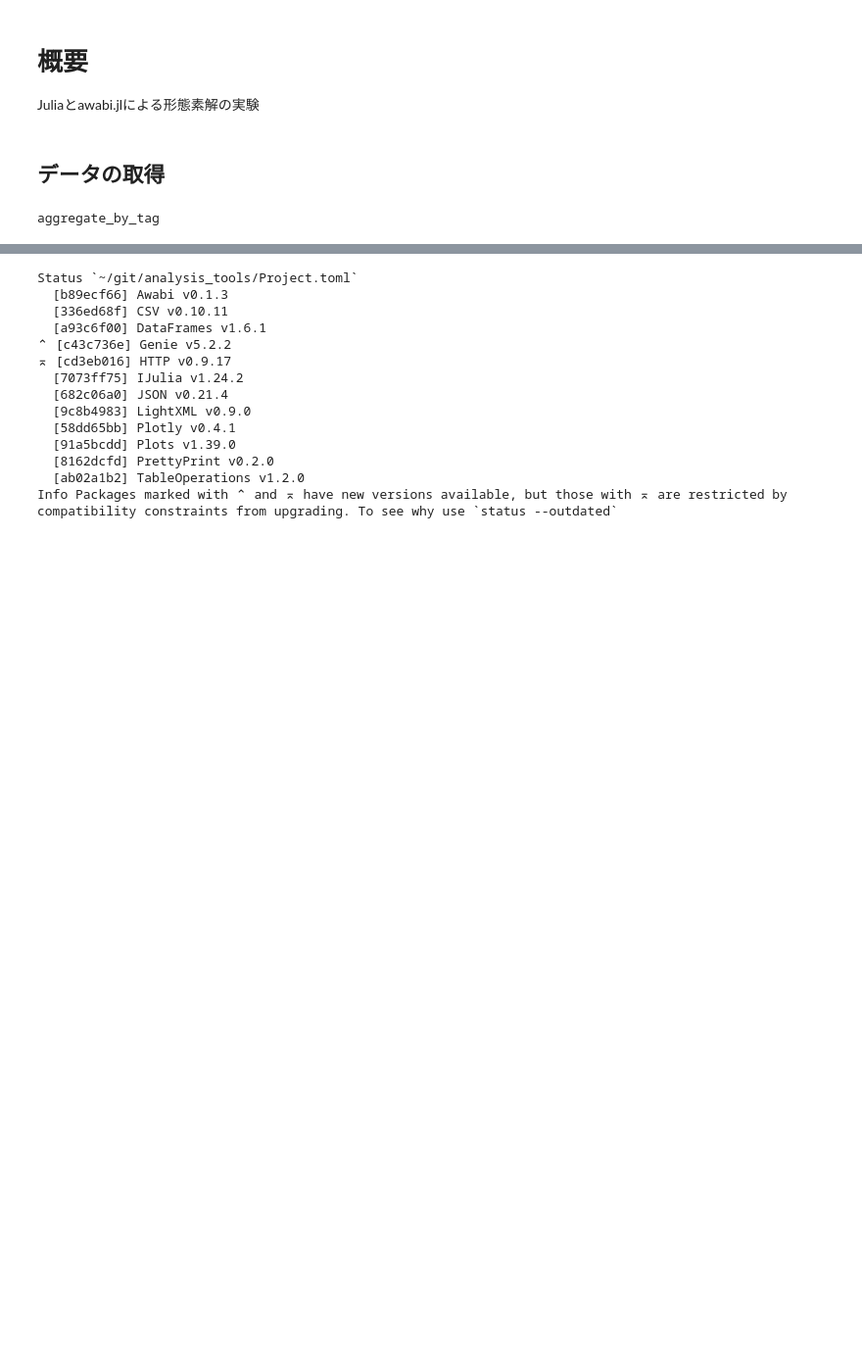
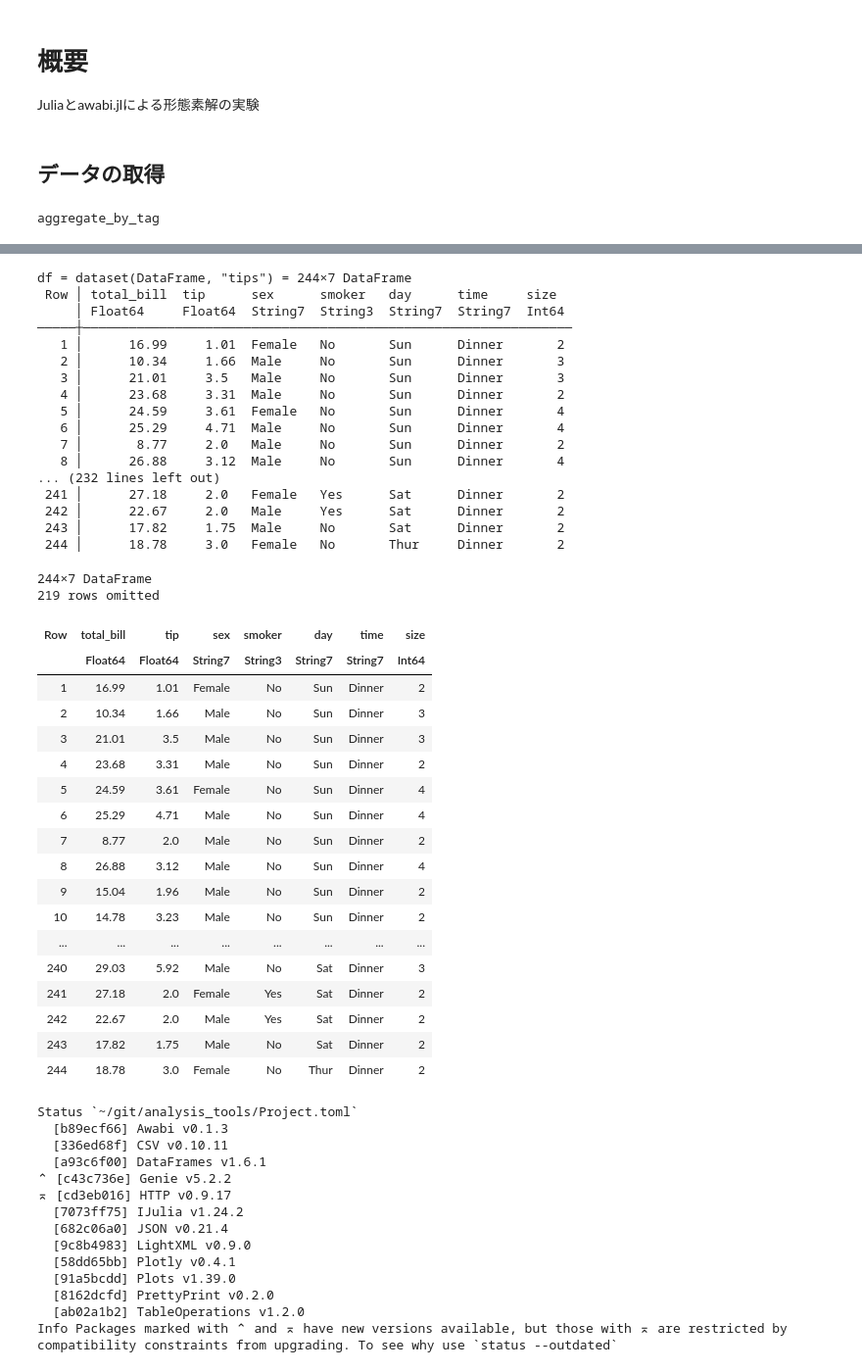
Before and after one commit to izumi4632/analysis_tools, a Jupyter notebook: nicovideo_aggregate/experimental/nicovideo_aggregate.ipynb, the cells around one changed output, grey strips where cells are left out. Shown at 98% size. Cells and saved outputs as stored; diff of their text form; code cells hidden in the pictures; blank space fills up the shorter version.

```diff
--- a/nicovideo_aggregate/experimental/nicovideo_aggregate.ipynb
+++ b/nicovideo_aggregate/experimental/nicovideo_aggregate.ipynb
@@ -174,3 +191,43 @@ pwd()
+# %%
+@show df = dataset(DataFrame, "tips")
+# %% [output]
+df = dataset(DataFrame, "tips") = 244×7 DataFrame
+ Row │ total_bill  tip      sex      smoker   day      time     size
+     │ Float64     Float64  String7  String3  String7  String7  Int64
+─────┼────────────────────────────────────────────────────────────────
+   1 │      16.99     1.01  Female   No       Sun      Dinner       2
+   2 │      10.34     1.66  Male     No       Sun      Dinner       3
+   3 │      21.01     3.5   Male     No       Sun      Dinner       3
+   4 │      23.68     3.31  Male     No       Sun      Dinner       2
+   5 │      24.59     3.61  Female   No       Sun      Dinner       4
+   6 │      25.29     4.71  Male     No       Sun      Dinner       4
+   7 │       8.77     2.0   Male     No       Sun      Dinner       2
+   8 │      26.88     3.12  Male     No       Sun      Dinner       4
+... (232 lines left out)
+ 241 │      27.18     2.0   Female   Yes      Sat      Dinner       2
+ 242 │      22.67     2.0   Male     Yes      Sat      Dinner       2
+ 243 │      17.82     1.75  Male     No       Sat      Dinner       2
+ 244 │      18.78     3.0   Female   No       Thur     Dinner       2
+244×7 DataFrame
+219 rows omitted
+| Row | total_bill | tip | sex | smoker | day | time | size |
+|  | Float64 | Float64 | String7 | String3 | String7 | String7 | Int64 |
+| 1 | 16.99 | 1.01 | Female | No | Sun | Dinner | 2 |
+| 2 | 10.34 | 1.66 | Male | No | Sun | Dinner | 3 |
+| 3 | 21.01 | 3.5 | Male | No | Sun | Dinner | 3 |
+| 4 | 23.68 | 3.31 | Male | No | Sun | Dinner | 2 |
+| 5 | 24.59 | 3.61 | Female | No | Sun | Dinner | 4 |
+| 6 | 25.29 | 4.71 | Male | No | Sun | Dinner | 4 |
+| 7 | 8.77 | 2.0 | Male | No | Sun | Dinner | 2 |
+| 8 | 26.88 | 3.12 | Male | No | Sun | Dinner | 4 |
+| 9 | 15.04 | 1.96 | Male | No | Sun | Dinner | 2 |
+| 10 | 14.78 | 3.23 | Male | No | Sun | Dinner | 2 |
+| ... | ... | ... | ... | ... | ... | ... | ... |
+| 240 | 29.03 | 5.92 | Male | No | Sat | Dinner | 3 |
+| 241 | 27.18 | 2.0 | Female | Yes | Sat | Dinner | 2 |
+| 242 | 22.67 | 2.0 | Male | Yes | Sat | Dinner | 2 |
+| 243 | 17.82 | 1.75 | Male | No | Sat | Dinner | 2 |
+| 244 | 18.78 | 3.0 | Female | No | Thur | Dinner | 2 |
 # %%
 
 using Pkg
```
Also changed, not shown: parts of 8 cells of this notebook, 9 other files.
